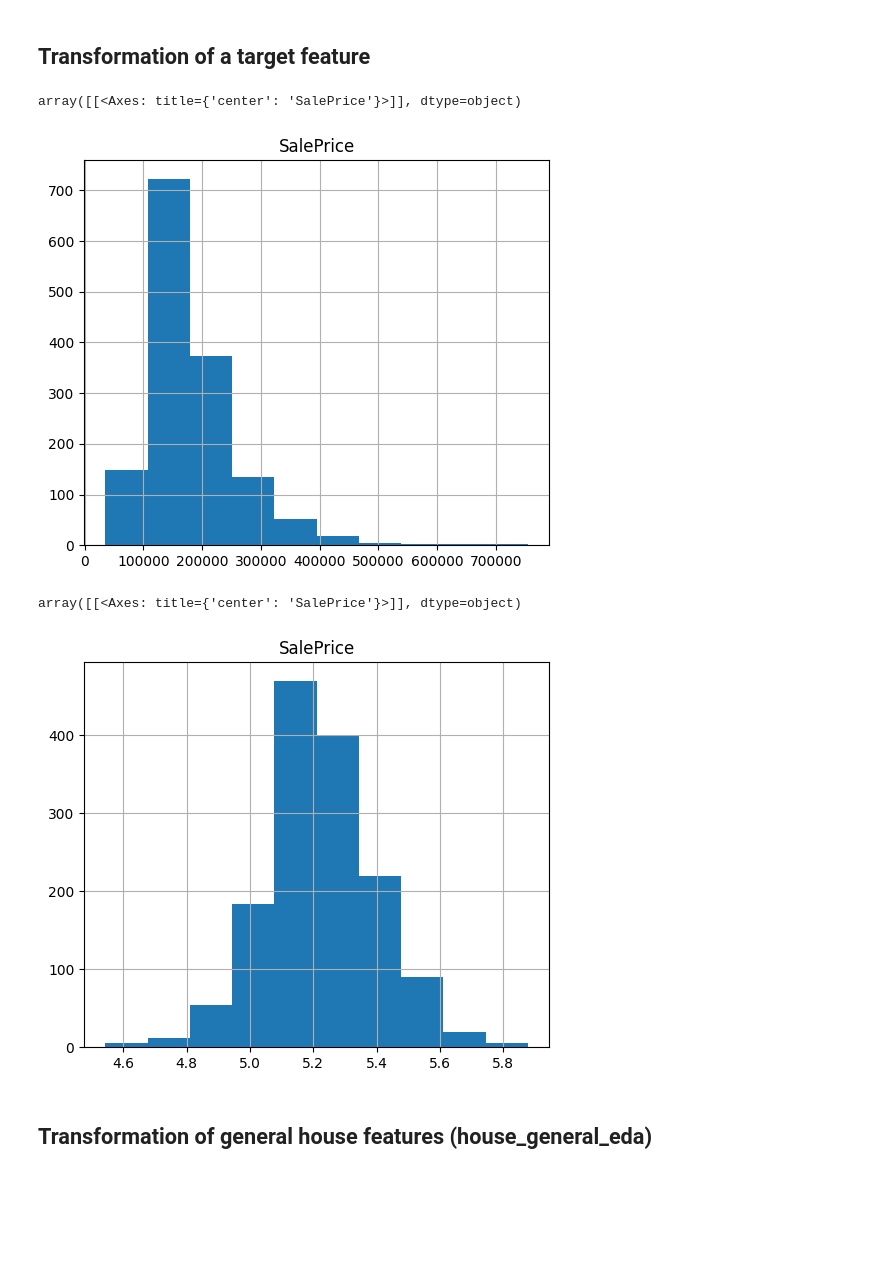
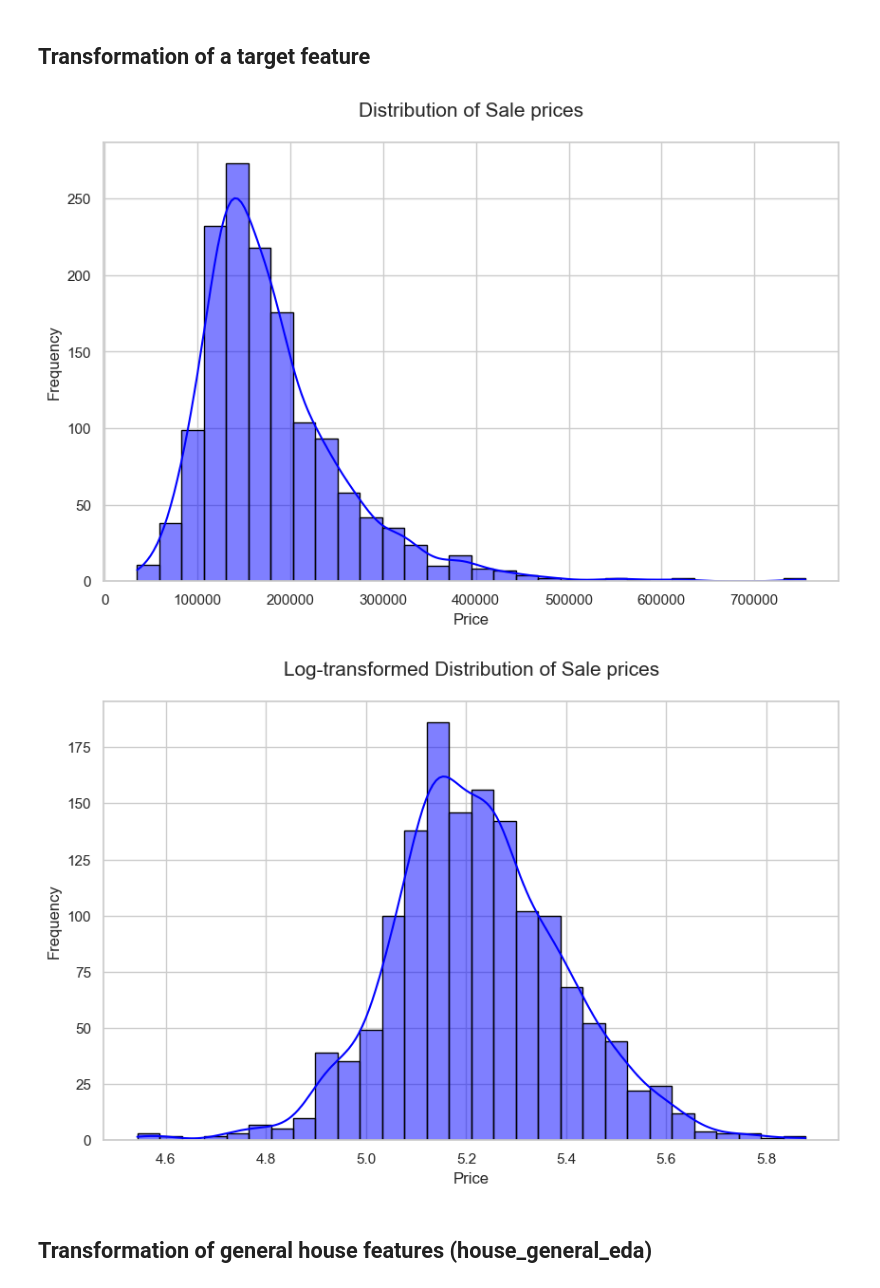
Before and after one commit to Jonik233/kaggle_house_prices, a Jupyter notebook: eda/main_eda.ipynb, the cells around one changed output. Cells and saved outputs as stored; diff of their text form; code cells hidden in the pictures; blank space fills up the shorter version.

Commit message:
Added polished frequency histograms for non-categorical data

```diff
--- a/eda/main_eda.ipynb
+++ b/eda/main_eda.ipynb
@@ -160,18 +160,36 @@ PoolQC: 1453
 # %% [markdown]
 ## Transformation of a target feature
 # %%
-df[["SalePrice"]].hist(bins=10, figsize=(6, 5))
+sns.set_style("whitegrid")
+
+plt.figure(figsize=(10, 6))
+
+sns.histplot(df['SalePrice'], bins=30, kde=True, color='blue', edgecolor='black')
+
+plt.title("Distribution of Sale prices", fontsize=15, pad=20)
+plt.xlabel("Price", fontsize=12)
+plt.ylabel("Frequency", fontsize=12)
+
+plt.show()
 # %% [output]
-array([[<Axes: title={'center': 'SalePrice'}>]], dtype=object)
-[figure, old version]
+[figure, new version]
 # %%
 ### Log-scaling a sale price ###
 df[["SalePrice"]] = np.log10(df[["SalePrice"]] + 1)
 # %%
-df[["SalePrice"]].hist(bins=10, figsize=(6, 5))
+sns.set_style("whitegrid")
+
+plt.figure(figsize=(10, 6))
+
+sns.histplot(df['SalePrice'], bins=30, kde=True, color='blue', edgecolor='black')
+
+plt.title("Log-transformed Distribution of Sale prices", fontsize=15, pad=20)
+plt.xlabel("Price", fontsize=12)
+plt.ylabel("Frequency", fontsize=12)
+
+plt.show()
 # %% [output]
-array([[<Axes: title={'center': 'SalePrice'}>]], dtype=object)
-[figure, old version]
+[figure, new version]
 # %% [markdown]
 ## Transformation of general house features (house_general_eda)
 # %% [markdown]
```
Also changed, not shown: parts of 5 cells of this notebook.
